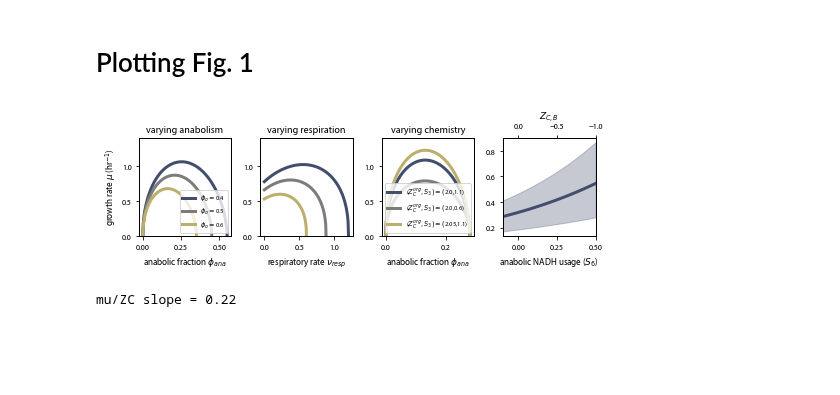
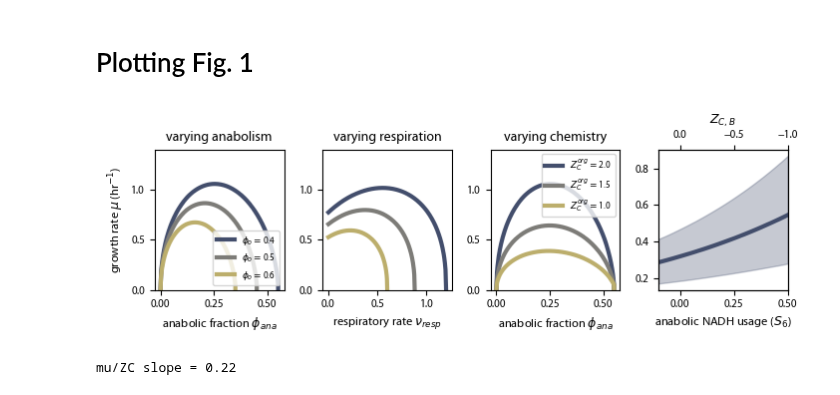
Before and after one commit to flamholz/redox-proteome, a Jupyter notebook: akshit_notebooks/006_fig1_plots.ipynb, the cells around one changed output. Saved outputs shown, nothing was run; the diff lists cells and outputs as text; code cells hidden in the pictures; blank space fills up the shorter version.

```diff
--- a/akshit_notebooks/006_fig1_plots.ipynb
+++ b/akshit_notebooks/006_fig1_plots.ipynb
@@ -20,10 +20,6 @@ plt.style.use('../notebooks/style.mpl')
 # %%
 import warnings
 warnings.filterwarnings('ignore')
-# %%
-import matplotlib as mpl
-
-plt.style.use('style.mpl')
 # %%
 import matplotlib.colors as colors
 # set the colormap and centre the colorbar
@@ -489,19 +453,11 @@ plt.xlabel( 'anabolic fraction ' + r'$\phi_{ana}$' )
 legend_elements = []
 #cs = ['dodgerblue', 'indianred', 'mediumseagreen']
 
-for indx, S3 in enumerate(np.linspace(1.1, 0.6, 2)):
+for indx, ZC_org in enumerate(np.linspace(2.0, 1.0, 3)):
     phianas = df_1d.iloc[indx]['phianas']
     mus = df_1d.iloc[indx]['mus']
     plt.plot( phianas, mus, lw=3, c=cs[indx] )
-    legend_elements.append(r'($Z_C^{org}, S_3) = ($' + str(ZC_org) + ',' + str(S3) + ')')
-
-S3 = 1.1
-ZC_org = 2.05
-indx += 1
-phianas = df_1d.iloc[indx]['phianas']
-mus = df_1d.iloc[indx]['mus']
-plt.plot( phianas, mus, lw=3, c=cs[indx] )
-legend_elements.append(r'($Z_C^{org}, S_3) = ($' + str(ZC_org) + ',' + str(S3) + ')')
+    legend_elements.append(r'$Z_C^{org} = $' + str(ZC_org))
 
 # resetting carbon source ZC.
 ZC_org = 2.0
@@ -531,34 +487,34 @@ if len(all_mus) >= 3:
     plt.fill_between(all_zcs[1], all_mus[1], all_mus[2], alpha=0.3, color=cs[0])
 # need to define the x-axis limits that map directly to the ZC values.
 plt.xlim(np.min(S6s), np.max(S6s))
 plt.xticks(np.arange(0, 0.51, 0.25))
 
 # Add parallel x-axis
 # ticks, labels = axs[3].get_xticks()
 ax2 = plt.twiny()
 # In this plot we assume the C-source is glucose which has ZC=0.
 # Hence ZC = -2*S6, where S6 is anabolic stoichiomtery of NADH when using
 # glucose as the effective substrat.
 zcs = -np.array(S6s) * 2
 ax2.plot(zcs, mus, lw=0, c=cs[indx])
 # Need to invert the x-axis so that the direction matches the main x-axis.
 ax2.set_xlim(zcs.max(), zcs.min())
 plt.xlabel(r'$Z_{C,B}$')
 
 # Ticks for panels B-D
 gr_yticks = np.arange(0, 1.1, 0.5)
 titles = 'varying anabolism,varying respiration,varying chemistry'.split(',')
 for ax, t in zip(axs[:-1], titles):
     plt.sca(ax)
     plt.yticks(gr_yticks)
     plt.ylim(0.0, 1.4)
     plt.title(t)
 
 plt.tight_layout()
 plt.savefig('../output/Fig1.png', facecolor='w', dpi=300)
 plt.show()
 # %% [output]
-[figure, old version]
+[figure, new version]
 # %%
 # Calculate a confidence interval for the slope of the mu/ZC curve.
 slope_u_s6 = (all_mus[0][-1] - all_mus[0][0])/(all_zcs[0][-1] - all_zcs[0][0])
```
Also changed, not shown: parts of 2 cells of this notebook.
